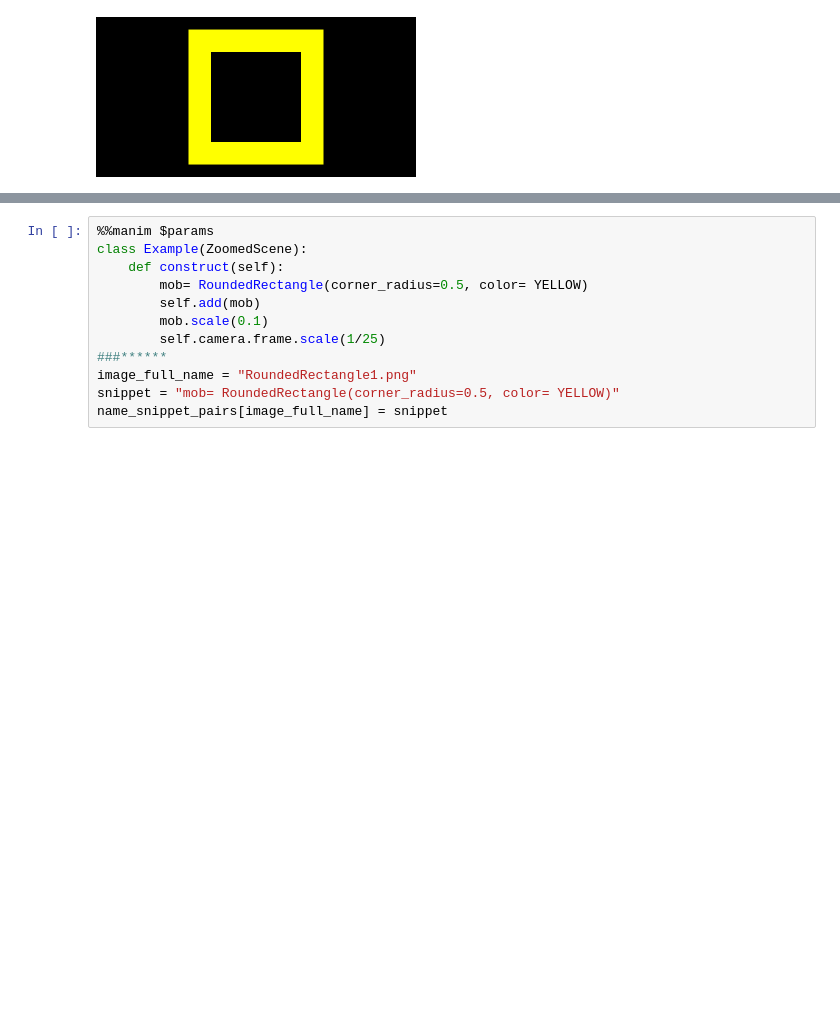
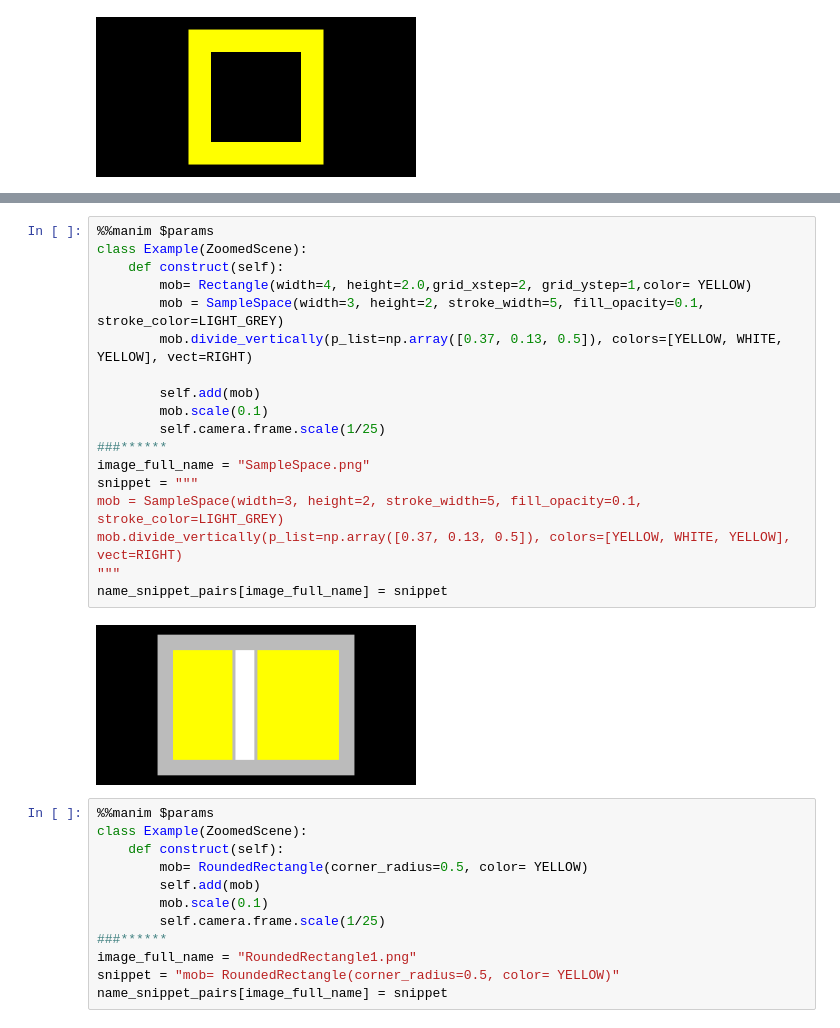
Before and after one commit to kolibril13/mobject-gallery, a Jupyter notebook: Mobjects_Basics.ipynb, the cells around one changed output, grey strips where cells are left out. Drawn from its saved outputs; the diff is of its cells as text; blank space fills up the shorter version.

```diff
--- a/Mobjects_Basics.ipynb
+++ b/Mobjects_Basics.ipynb
@@ -179,3 +207,23 @@ name_snippet_pairs[image_full_name] = snippet
+# %%
+%%manim $params
+class Example(ZoomedScene):
+    def construct(self):
+        mob= Rectangle(width=4, height=2.0,grid_xstep=2, grid_ystep=1,color= YELLOW)
+        mob = SampleSpace(width=3, height=2, stroke_width=5, fill_opacity=0.1, stroke_color=LIGHT_GREY)
+        mob.divide_vertically(p_list=np.array([0.37, 0.13, 0.5]), colors=[YELLOW, WHITE, YELLOW], vect=RIGHT)
+
+        self.add(mob)
+        mob.scale(0.1)
+        self.camera.frame.scale(1/25)
+###******
+image_full_name = "SampleSpace.png"
+snippet = """
+mob = SampleSpace(width=3, height=2, stroke_width=5, fill_opacity=0.1, stroke_color=LIGHT_GREY)
+mob.divide_vertically(p_list=np.array([0.37, 0.13, 0.5]), colors=[YELLOW, WHITE, YELLOW], vect=RIGHT)
+"""
+name_snippet_pairs[image_full_name] = snippet
+# %% [output]
+[figure, added]
 # %%
 %%manim $params
 class Example(ZoomedScene):
```
Also changed, not shown: parts of 4 cells of this notebook, 48 other files.
